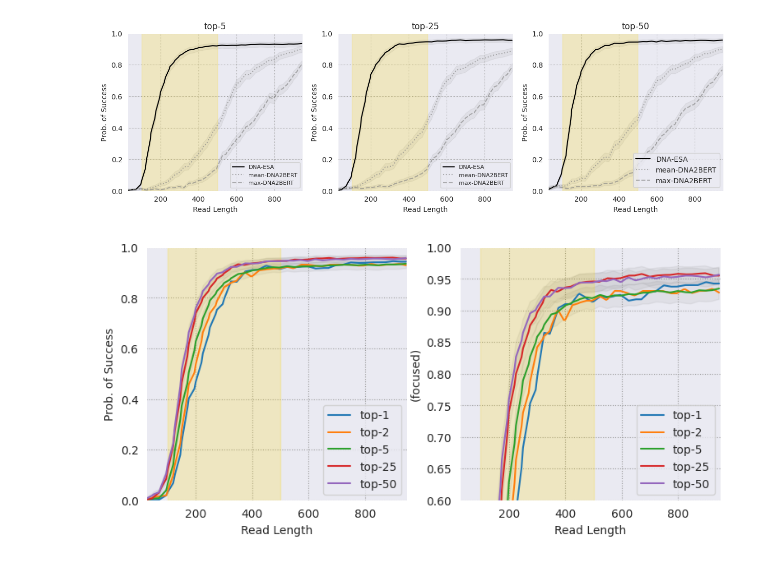
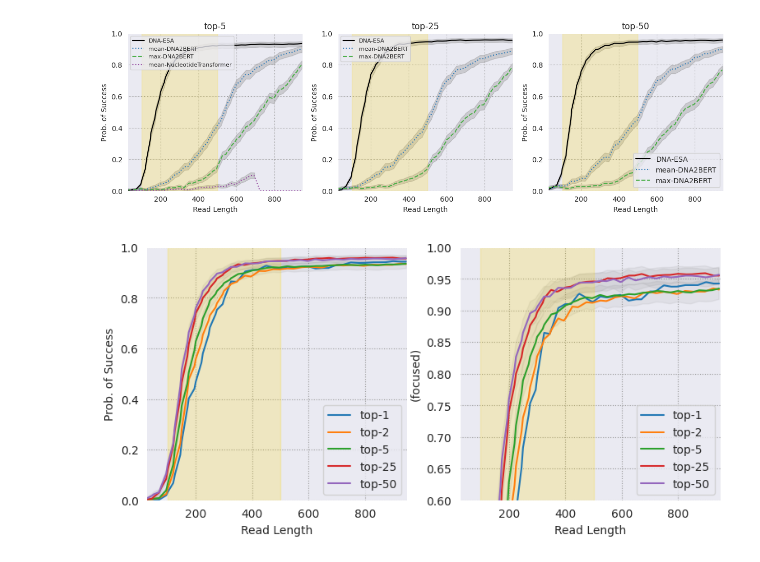
Before and after one commit to KennethEnevoldsen/dna2vec, a Jupyter notebook: evaluate/test_permutes.ipynb, the cells around one changed output. Cells and saved outputs as stored; diff of their text form; code cells hidden in the pictures.

```diff
--- a/evaluate/test_permutes.ipynb
+++ b/evaluate/test_permutes.ipynb
@@ -16,7 +16,9 @@ def moving_average(data, window_size):
     cumsum[window_size:] = cumsum[window_size:] - cumsum[:-window_size]
     return cumsum[window_size - 1:] / window_size
 
-def plot_stability(file_name, window_size=30, generalize=25, label=None, axes=None, default_color=False):
+qp = 0
+def plot_stability(file_name, window_size=30, generalize=25, color=None, label=None, axes=None, default_color=False):
+    global qp
     responses = np.load(f"test_cache/permute/{file_name}.npz")["finer"][:, :950]
     trials = responses.shape[0]
     train_sum = np.sum(responses, axis=0)
@@ -32,10 +34,10 @@ def plot_stability(file_name, window_size=30, generalize=25, label=None, axes=No
     marker = None
     if "mean" in label:
         marker = "dotted"
-        alpha=0.6
+        alpha=1.0
     elif "max" in label:
         marker = "dashed"
-        alpha = 0.6
+        alpha = 1.0
 
     smoothed_train_avg = moving_average(train_avg, window_size)
     smoothed_lower_bounds = moving_average(lower_bounds, window_size)
@@ -46,60 +48,80 @@ def plot_stability(file_name, window_size=30, generalize=25, label=None, axes=No
 
     else:
         if marker is not None:
-            axes.plot(np.array(range(len(smoothed_train_avg)))+generalize, smoothed_train_avg, alpha=alpha, linestyle=marker, color="grey", label=label)
+            axes.plot(np.array(range(len(smoothed_train_avg)))+generalize, smoothed_train_avg, alpha=alpha, linestyle=marker, color=color, label=label)
+            qp += 1
         else:
             axes.plot(np.array(range(len(smoothed_train_avg)))+generalize, smoothed_train_avg,  linestyle="-", color="black", label=label)
 
 
 
     axes.fill_between(np.array(range(len(smoothed_train_avg)))+generalize, np.clip(smoothed_lower_bounds, 0, 1),
-                     np.clip(smoothed_upper_bounds, 0, 1), color='grey', alpha=0.1)
+                     np.clip(smoothed_upper_bounds, 0, 1), color='grey', alpha=0.3)
 # %%
 import matplotlib.pyplot as plt
 # %%
 panes = {
     "top-5": {"DNA-ESA": "run_config-trained-all-longer-all_random_sub_1000_5_25",
               "mean-DNA2BERT": "run_config-dna2bert-mean-all_1000_5_25",
-              "max-DNA2BERT": "run_config-dna2bert-max-all_1000_5_25"
+              "max-DNA2BERT": "run_config-dna2bert-max-all_1000_5_25",
+              "mean-NucleotideTransformer": "run_config-nucleotide-transformer-mean-all_1000_5_25",
+              "max-NucleotideTransformer": "run_config-nucleotide-transformer-max-all_1000_5_25",
+              "mean-HyenaDNA": "run_config-hyena-dna-mean-all_1000_5_25",
+              "max-HyenaDNA": "run_config-hyena-dna-max-all_1000_5_25",
     },
     "top-25": {"DNA-ESA": "run_config-trained-all-longer-all_random_sub_1000_25_25",
               "mean-DNA2BERT": "run_config-dna2bert-mean-all_1000_25_25",
-              "max-DNA2BERT": "run_config-dna2bert-max-all_1000_25_25"
+              "max-DNA2BERT": "run_config-dna2bert-max-all_1000_25_25",
+              "mean-NucleotideTransformer": "run_config-nucleotide-transformer-mean-all_1000_25_25",
+              "max-NucleotideTransformer": "run_config-nucleotide-transformer-max-all_1000_25_25",
+              "mean-HyenaDNA": "run_config-hyena-dna-mean-all_1000_25_25",
+              "max-HyenaDNA": "run_config-hyena-dna-max-all_1000_25_25",
     },
     "top-50": {"DNA-ESA": "run_config-trained-all-longer-all_random_sub_1000_50_25",
               "mean-DNA2BERT": "run_config-dna2bert-mean-all_1000_50_25",
-              "max-DNA2BERT": "run_config-dna2bert-max-all_1000_50_25"
+              "max-DNA2BERT": "run_config-dna2bert-max-all_1000_50_25",
+              "mean-NucleotideTransformer": "run_config-nucleotide-transformer-mean-all_1000_50_25",
+              "max-NucleotideTransformer": "run_config-nucleotide-transformer-max-all_1000_50_25",
+              "mean-HyenaDNA": "run_config-hyena-dna-mean-all_1000_50_25",
+              "max-HyenaDNA": "run_config-hyena-dna-max-all_1000_50_25",
     }
 }
 
 import seaborn as sns
 sns.set_style("darkgrid", {"grid.color": ".6", "grid.linestyle": ":"})
+colors = sns.color_palette("Set1")
+
+color_dict = {}
+for i,(k,pane) in enumerate(panes["top-5"].items()):
+    color_dict[k] = colors[i]
+
+
 csfont = {'fontname':'Times New Roman'}
 
 fig, ax = plt.subplots(1, 3, figsize=(15, 4))
 order = ["top-5", "top-25", "top-50"]
 for i, ord_ in enumerate(order):
     for k,v in panes[ord_].items():
         try:
-            plot_stability(panes[ord_][k], label=k, axes = ax[i])
+            plot_stability(panes[ord_][k], color=color_dict[k], label=k, axes = ax[i])
         except:
             pass
     sns.set_style("darkgrid", {"grid.color": ".6", "grid.linestyle": ":"})
     ax[i].fill_between([100, 500], 0, 1, color='gold', alpha=0.2)
 
     ax[i].set_xlabel("Read Length")
     ax[i].set_ylabel("Prob. of Success")
     # ax[i].grid(which="both")
     ax[i].set_xlim([25, 950])
     ax[i].set_ylim([0,1])
     ax[i].set_title(ord_)
-    ax[i].legend(fontsize="8", loc="lower right")
+    ax[i].legend(fontsize="8", loc="upper left")
 plt.legend()
 output_file = 'figures/baselines.png'
 plt.savefig(output_file, dpi=500, bbox_inches='tight', format="png")
 plt.show()
 # %% [output]
-[figure, old version]
+[figure, new version]
 # %%
 panes = {
     "top-1": "run_config-trained-all-longer-all_random_sub_1000_1_25",
```
Also changed, not shown: 3 other files.
